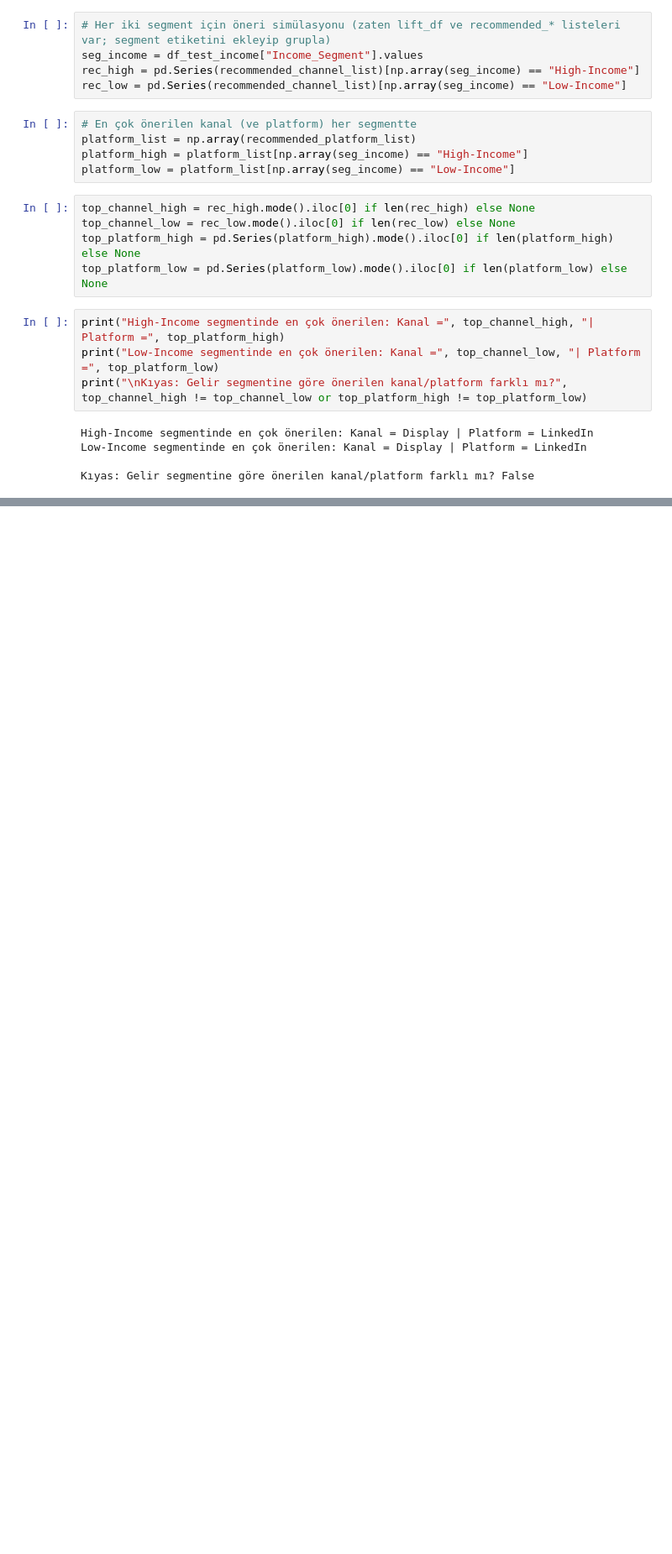
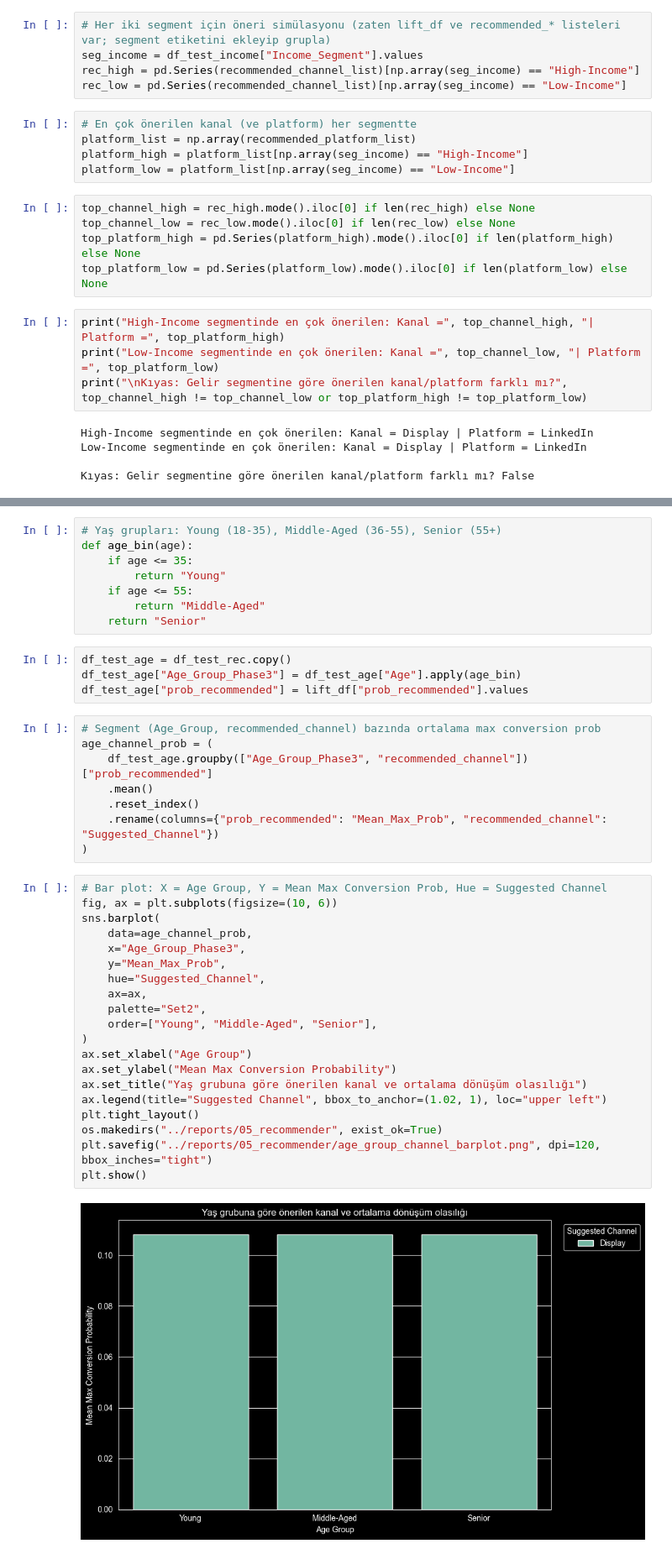
Before and after one commit to barkobt/tubitak-marketing-analytics, a Jupyter notebook: notebooks/05_recommender_system.ipynb, the cells around one changed output, grey strips where cells are left out. Shown at 84% size. Saved outputs shown, nothing was run; the diff lists cells and outputs as text; blank space fills up the shorter version.

Commit message:
feat(segments): add age group analysis
- Create age bins: Young, Middle-Aged, Senior
- Generate bar plot for channel recommendations
- Display channel recommended across all ages

```diff
--- a/notebooks/05_recommender_system.ipynb
+++ b/notebooks/05_recommender_system.ipynb
@@ -371,0 +376,42 @@ Kıyas: Gelir segmentine göre önerilen kanal/platform farklı mı? False
+# %%
+# Yaş grupları: Young (18-35), Middle-Aged (36-55), Senior (55+)
+def age_bin(age):
+    if age <= 35:
+        return "Young"
+    if age <= 55:
+        return "Middle-Aged"
+    return "Senior"
+# %%
+df_test_age = df_test_rec.copy()
+df_test_age["Age_Group_Phase3"] = df_test_age["Age"].apply(age_bin)
+df_test_age["prob_recommended"] = lift_df["prob_recommended"].values
+# %%
+# Segment (Age_Group, recommended_channel) bazında ortalama max conversion prob
+age_channel_prob = (
+    df_test_age.groupby(["Age_Group_Phase3", "recommended_channel"])["prob_recommended"]
+    .mean()
+    .reset_index()
+    .rename(columns={"prob_recommended": "Mean_Max_Prob", "recommended_channel": "Suggested_Channel"})
+)
+# %%
+# Bar plot: X = Age Group, Y = Mean Max Conversion Prob, Hue = Suggested Channel
+fig, ax = plt.subplots(figsize=(10, 6))
+sns.barplot(
+    data=age_channel_prob,
+    x="Age_Group_Phase3",
+    y="Mean_Max_Prob",
+    hue="Suggested_Channel",
+    ax=ax,
+    palette="Set2",
+    order=["Young", "Middle-Aged", "Senior"],
+)
+ax.set_xlabel("Age Group")
+ax.set_ylabel("Mean Max Conversion Probability")
+ax.set_title("Yaş grubuna göre önerilen kanal ve ortalama dönüşüm olasılığı")
+ax.legend(title="Suggested Channel", bbox_to_anchor=(1.02, 1), loc="upper left")
+plt.tight_layout()
+os.makedirs("../reports/05_recommender", exist_ok=True)
+plt.savefig("../reports/05_recommender/age_group_channel_barplot.png", dpi=120, bbox_inches="tight")
+plt.show()
+# %% [output]
+[figure, added]
```
Also changed, not shown: parts of 1 cell of this notebook, 1 other file.
